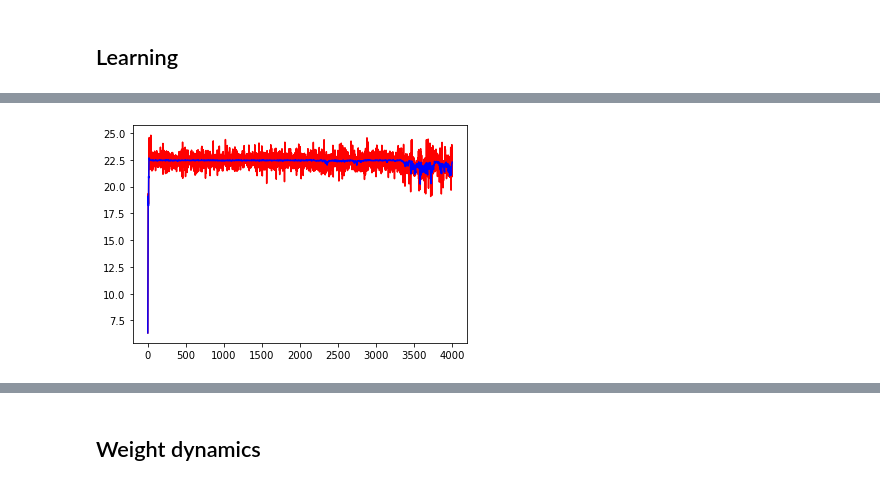
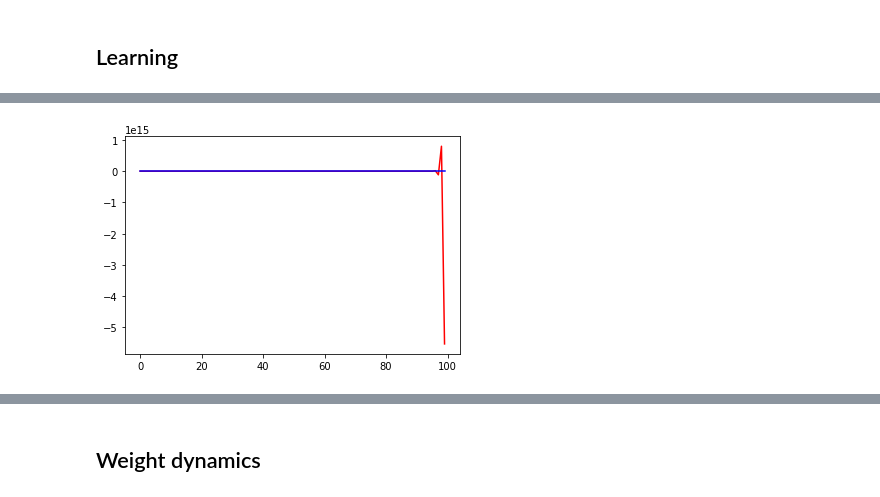
Before and after one commit to isVy08/ESTF, a Jupyter notebook: viz.ipynb, the cells around one changed output, grey strips where cells are left out. Saved outputs shown, nothing was run; the diff lists cells and outputs as text; code cells hidden in the pictures.

```diff
--- a/viz.ipynb
+++ b/viz.ipynb
@@ -52,3 +59,2 @@ _, d, _ = load_pickle('sample_small.pickle')
 # %%
-out = load_pickle('output/sm.pickle')
-sim = load_pickle('output/sm_sim.pickle')
+sim = load_pickle('output/sim_log.pickle')
@@ -71,7 +68,8 @@ plt.show()
 # %%
-plt.plot(sim[1][20, :4000], c='r')
-plt.plot(sim[0][20, :4000], c='b')
+f, t = 0, 100
+plt.plot(sim[1][20, f:t], c='r')
+plt.plot(sim[0][20, f:t], c='b')
 
 plt.show()
 # %% [output]
-[figure, old version]
+[figure, new version]
```
Also changed, not shown: parts of 19 cells of this notebook, 1 other file.
